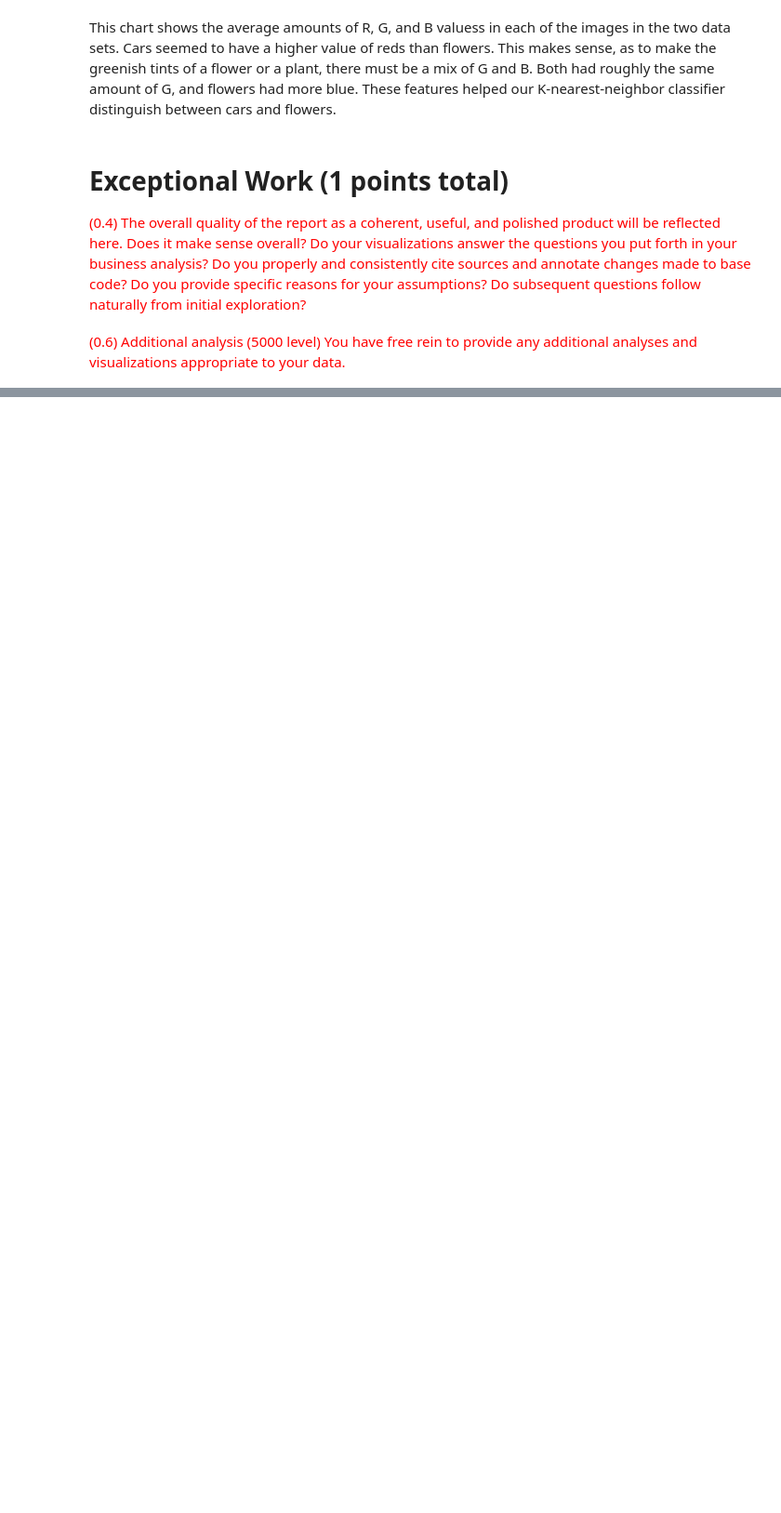
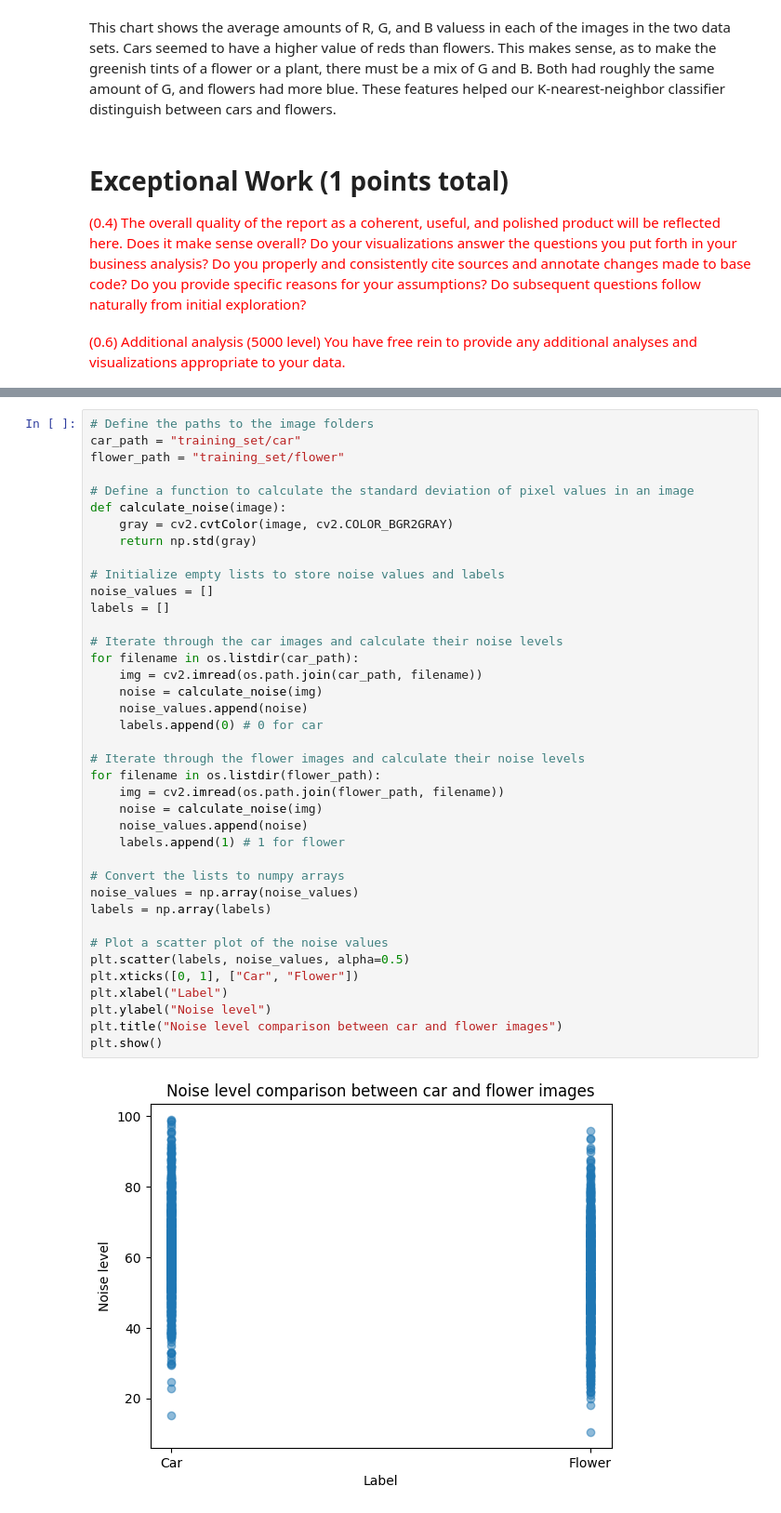
Before and after one commit to calebm00re/S22-ml02, a Jupyter notebook: images.ipynb, the cells around one changed output, grey strips where cells are left out. Shown at 93% size. Cells and saved outputs as stored; diff of their text form; blank space fills up the shorter version.

Commit message:
Noise calculator

```diff
--- a/images.ipynb
+++ b/images.ipynb
@@ -606,0 +611,41 @@ This chart shows the average amounts of R, G, and B valuess in each of the image
+# %%
+# Define the paths to the image folders
+car_path = "training_set/car"
+flower_path = "training_set/flower"
+
+# Define a function to calculate the standard deviation of pixel values in an image
+def calculate_noise(image):
+    gray = cv2.cvtColor(image, cv2.COLOR_BGR2GRAY)
+    return np.std(gray)
+
+# Initialize empty lists to store noise values and labels
+noise_values = []
+labels = []
+
+# Iterate through the car images and calculate their noise levels
+for filename in os.listdir(car_path):
+    img = cv2.imread(os.path.join(car_path, filename))
+    noise = calculate_noise(img)
+    noise_values.append(noise)
+    labels.append(0) # 0 for car
+
+# Iterate through the flower images and calculate their noise levels
+for filename in os.listdir(flower_path):
+    img = cv2.imread(os.path.join(flower_path, filename))
+    noise = calculate_noise(img)
+    noise_values.append(noise)
+    labels.append(1) # 1 for flower
+
+# Convert the lists to numpy arrays
+noise_values = np.array(noise_values)
+labels = np.array(labels)
+
+# Plot a scatter plot of the noise values
+plt.scatter(labels, noise_values, alpha=0.5)
+plt.xticks([0, 1], ["Car", "Flower"])
+plt.xlabel("Label")
+plt.ylabel("Noise level")
+plt.title("Noise level comparison between car and flower images")
+plt.show()
+# %% [output]
+[figure, added]
```
Also changed, not shown: parts of 2 cells of this notebook.
